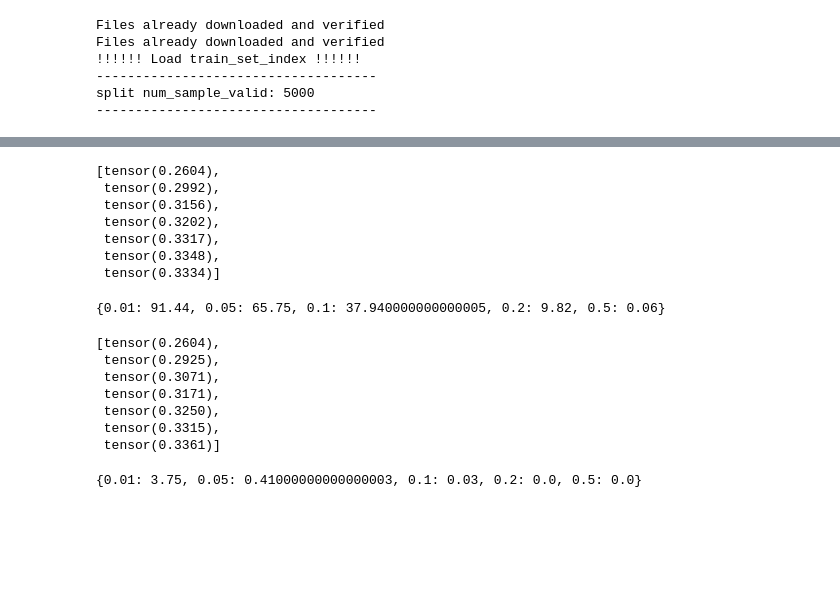
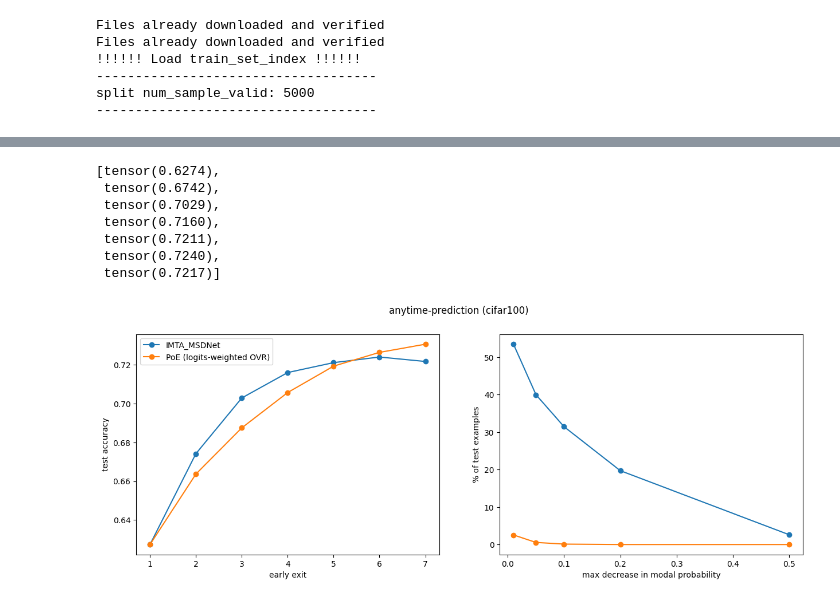
Before and after one commit to metodj/IMTA, a Jupyter notebook: modal_probs.ipynb, the cells around one changed output, grey strips where cells are left out. Saved outputs shown, nothing was run; the diff lists cells and outputs as text; code cells hidden in the pictures; blank space fills up the shorter version.

```diff
--- a/modal_probs.ipynb
+++ b/modal_probs.ipynb
@@ -17,9 +17,11 @@ import random
 from typing import Dict
 # %%
 MODEL = "model1"
-EPOCH = "099"
 IMTA = True
 
 
 if IMTA:
     MODEL += "_IMTA"
+    EPOCH = "170"
+else:
+    EPOCH = "299"
@@ -160,32 +159,40 @@ msp = {i: torch.max(probs, dim=2).values[i, :] for i in range(L)}
 # %%
 acc
 # %% [output]
-[tensor(0.2604),
- tensor(0.2992),
- tensor(0.3156),
- tensor(0.3202),
- tensor(0.3317),
- tensor(0.3348),
- tensor(0.3334)]
+[tensor(0.6274),
+ tensor(0.6742),
+ tensor(0.7029),
+ tensor(0.7160),
+ tensor(0.7211),
+ tensor(0.7240),
+ tensor(0.7217)]
-# %%
-modal_probs_decreasing(preds, probs, L, N=N)
-# %% [output]
-{0.01: 91.44, 0.05: 65.75, 0.1: 37.940000000000005, 0.2: 9.82, 0.5: 0.06}
 # %%
 probs_poe_ovr_break_ties = torch.tensor(f_probs_ovr_poe_logits_weighted(logits))
 preds_poe_ovr_break_ties = {i: torch.argmax(probs_poe_ovr_break_ties, dim=2)[i, :] for i in range(L)}
 acc_poe_ovr_break_ties = [(targets == preds_poe_ovr_break_ties[i]).sum() / len(targets) for i in range(L)]
-# %%
-acc_poe_ovr_break_ties
-# %% [output]
-[tensor(0.2604),
- tensor(0.2925),
- tensor(0.3071),
- tensor(0.3171),
- tensor(0.3250),
- tensor(0.3315),
- tensor(0.3361)]
-# %%
-modal_probs_decreasing(preds_poe_ovr_break_ties, probs_poe_ovr_break_ties, L, N=N)
-# %% [output]
-{0.01: 3.75, 0.05: 0.41000000000000003, 0.1: 0.03, 0.2: 0.0, 0.5: 0.0}
+# %%
+early_exits = [i + 1 for i in range(L)]
+fig, ax = plt.subplots(1, 2, figsize=(15, 5))
+ax[0].plot(early_exits, acc, label=f'{ARGS.arch}', marker='o',)
+ax[0].plot(early_exits, acc_poe_ovr_break_ties, label='PoE (logits-weighted OVR)', marker='o')
+ax[0].legend()
+# ax[0].set_title('anytime-prediction')
+ax[0].set_ylabel('test accuracy')
+ax[0].set_xlabel('early exit')
+
+for _preds, _probs, label in [
+                            (preds, probs, f'{ARGS.arch}'),
+                            (preds_poe_ovr_break_ties, probs_poe_ovr_break_ties, 'PoE (logits-weighted OVR)'),
+                            ]:
+    modal_probs = modal_probs_decreasing(_preds, _probs, L)
+    ax[1].plot(modal_probs.keys(), modal_probs.values(), marker='o', label=label)
+# ax[1].legend()
+# ax[1].set_title('anytime-prediction')
+ax[1].set_xlabel('max decrease in modal probability')
+ax[1].set_ylabel('% of test examples')
+
+
+plt.suptitle(f'anytime-prediction ({ARGS.data})')
+plt.show()
+# %% [output]
+[figure, added]
```
Also changed, not shown: parts of 5 cells of this notebook, 2 other files.
